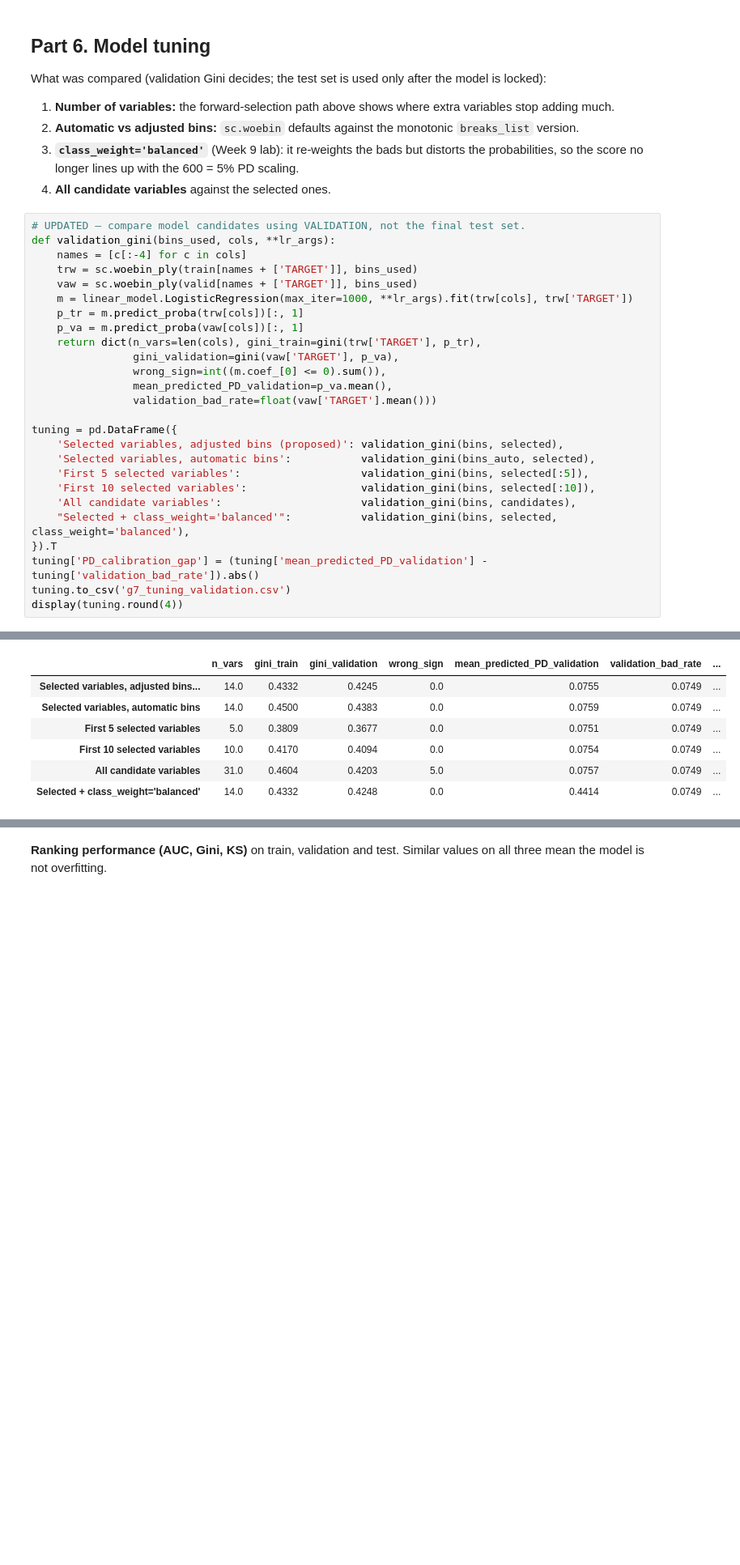
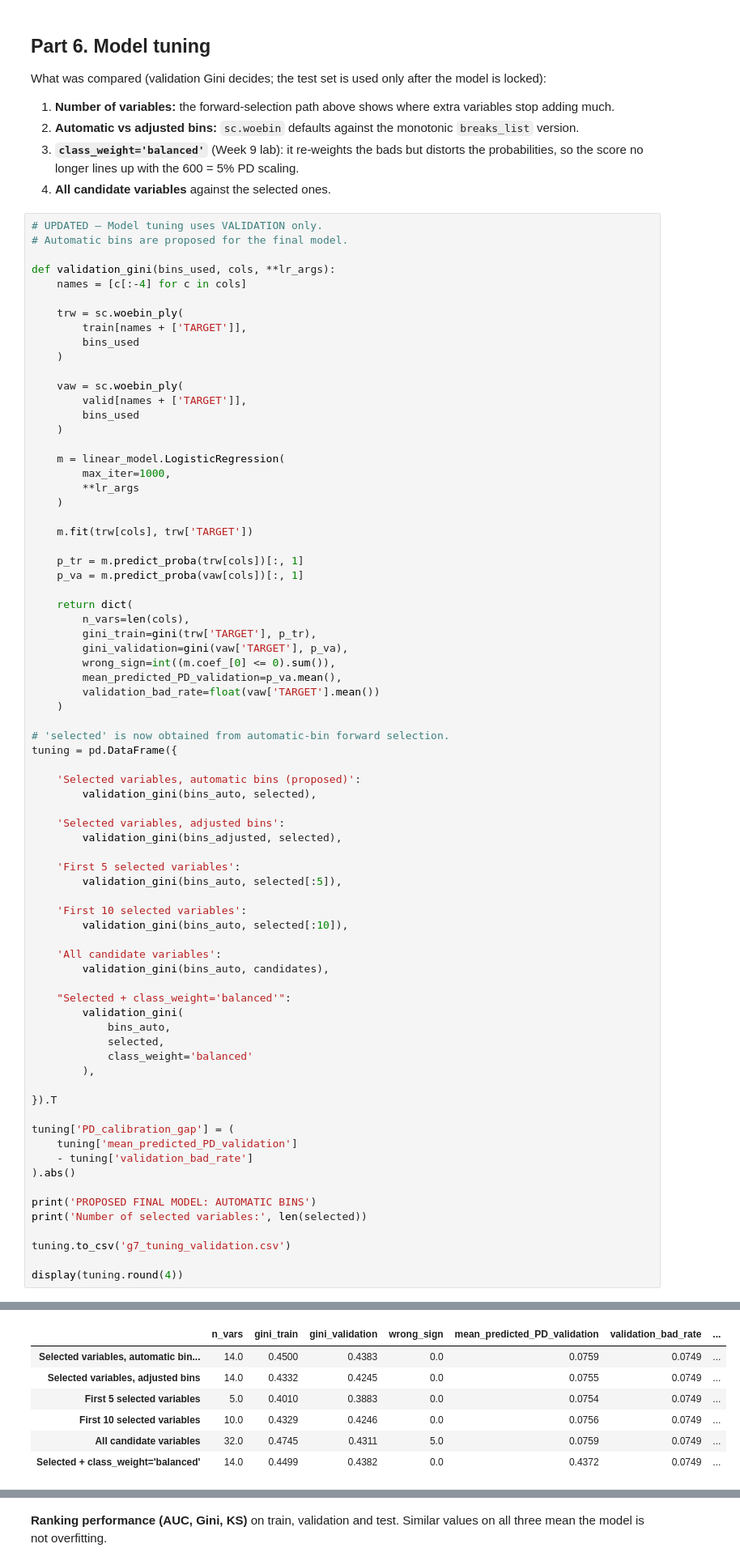
Before and after one commit to AmateurMadman/is453-group7-credit-scorecard, a Jupyter notebook: IS453_G7_Scorecard_Combined.ipynb, the cells around one changed output, grey strips where cells are left out. Shown at 81% size. Drawn from its saved outputs; the diff is of its cells as text; blank space fills up the shorter version.

```diff
--- a/IS453_G7_Scorecard_Combined.ipynb
+++ b/IS453_G7_Scorecard_Combined.ipynb
@@ -1005,30 +1076,78 @@ What was compared (validation Gini decides; the test set is used only after the
    lines up with the 600 = 5% PD scaling.
 4. **All candidate variables** against the selected ones.
 # %%
-# UPDATED — compare model candidates using VALIDATION, not the final test set.
+# UPDATED — Model tuning uses VALIDATION only.
+# Automatic bins are proposed for the final model.
+
 def validation_gini(bins_used, cols, **lr_args):
     names = [c[:-4] for c in cols]
-    trw = sc.woebin_ply(train[names + ['TARGET']], bins_used)
-    vaw = sc.woebin_ply(valid[names + ['TARGET']], bins_used)
-    m = linear_model.LogisticRegression(max_iter=1000, **lr_args).fit(trw[cols], trw['TARGET'])
+
+    trw = sc.woebin_ply(
+        train[names + ['TARGET']],
+        bins_used
+    )
+
+    vaw = sc.woebin_ply(
+        valid[names + ['TARGET']],
+        bins_used
+    )
+
+    m = linear_model.LogisticRegression(
+        max_iter=1000,
+        **lr_args
+    )
+
+    m.fit(trw[cols], trw['TARGET'])
+
     p_tr = m.predict_proba(trw[cols])[:, 1]
     p_va = m.predict_proba(vaw[cols])[:, 1]
-    return dict(n_vars=len(cols), gini_train=gini(trw['TARGET'], p_tr),
-                gini_validation=gini(vaw['TARGET'], p_va),
-                wrong_sign=int((m.coef_[0] <= 0).sum()),
-                mean_predicted_PD_validation=p_va.mean(),
-                validation_bad_rate=float(vaw['TARGET'].mean()))
 
+    return dict(
+        n_vars=len(cols),
+        gini_train=gini(trw['TARGET'], p_tr),
+        gini_validation=gini(vaw['TARGET'], p_va),
+        wrong_sign=int((m.coef_[0] <= 0).sum()),
+        mean_predicted_PD_validation=p_va.mean(),
+        validation_bad_rate=float(vaw['TARGET'].mean())
+    )
+
+# 'selected' is now obtained from automatic-bin forward selection.
 tuning = pd.DataFrame({
-    'Selected variables, adjusted bins (proposed)': validation_gini(bins, selected),
-    'Selected variables, automatic bins':           validation_gini(bins_auto, selected),
-    'First 5 selected variables':                   validation_gini(bins, selected[:5]),
-    'First 10 selected variables':                  validation_gini(bins, selected[:10]),
-    'All candidate variables':                      validation_gini(bins, candidates),
-    "Selected + class_weight='balanced'":           validation_gini(bins, selected, class_weight='balanced'),
+
+    'Selected variables, automatic bins (proposed)':
+        validation_gini(bins_auto, selected),
+
+    'Selected variables, adjusted bins':
+        validation_gini(bins_adjusted, selected),
+
+    'First 5 selected variables':
+        validation_gini(bins_auto, selected[:5]),
+
+    'First 10 selected variables':
+        validation_gini(bins_auto, selected[:10]),
+
+    'All candidate variables':
+        validation_gini(bins_auto, candidates),
+
+    "Selected + class_weight='balanced'":
+        validation_gini(
+            bins_auto,
+            selected,
+            class_weight='balanced'
+        ),
+
 }).T
-tuning['PD_calibration_gap'] = (tuning['mean_predicted_PD_validation'] - tuning['validation_bad_rate']).abs()
+
+tuning['PD_calibration_gap'] = (
+    tuning['mean_predicted_PD_validation']
+    - tuning['validation_bad_rate']
+).abs()
+
+print('PROPOSED FINAL MODEL: AUTOMATIC BINS')
+print('Number of selected variables:', len(selected))
+
 tuning.to_csv('g7_tuning_validation.csv')
+
 display(tuning.round(4))
 # %% [output]
 [INFO] converting into woe values ...
@@ -1046,10 +1167,10 @@ display(tuning.round(4))
 |  | n_vars | gini_train | gini_validation | wrong_sign | mean_predicted_PD_validation | validation_bad_rate | ... |
-| Selected variables, adjusted bins... | 14.0 | 0.4332 | 0.4245 | 0.0 | 0.0755 | 0.0749 | ... |
-| Selected variables, automatic bins | 14.0 | 0.4500 | 0.4383 | 0.0 | 0.0759 | 0.0749 | ... |
-| First 5 selected variables | 5.0 | 0.3809 | 0.3677 | 0.0 | 0.0751 | 0.0749 | ... |
-| First 10 selected variables | 10.0 | 0.4170 | 0.4094 | 0.0 | 0.0754 | 0.0749 | ... |
-| All candidate variables | 31.0 | 0.4604 | 0.4203 | 5.0 | 0.0757 | 0.0749 | ... |
-| Selected + class_weight='balanced' | 14.0 | 0.4332 | 0.4248 | 0.0 | 0.4414 | 0.0749 | ... |
+| Selected variables, automatic bin... | 14.0 | 0.4500 | 0.4383 | 0.0 | 0.0759 | 0.0749 | ... |
+| Selected variables, adjusted bins | 14.0 | 0.4332 | 0.4245 | 0.0 | 0.0755 | 0.0749 | ... |
+| First 5 selected variables | 5.0 | 0.4010 | 0.3883 | 0.0 | 0.0754 | 0.0749 | ... |
+| First 10 selected variables | 10.0 | 0.4329 | 0.4246 | 0.0 | 0.0756 | 0.0749 | ... |
+| All candidate variables | 32.0 | 0.4745 | 0.4311 | 5.0 | 0.0759 | 0.0749 | ... |
+| Selected + class_weight='balanced' | 14.0 | 0.4499 | 0.4382 | 0.0 | 0.4372 | 0.0749 | ... |
 # %%
 # NEW — Compare adjusted vs automatic bins using VALIDATION ONLY.
 # This does not change the final model or use the test set.
```
Also changed, not shown: parts of 26 cells of this notebook, 15 other files.
